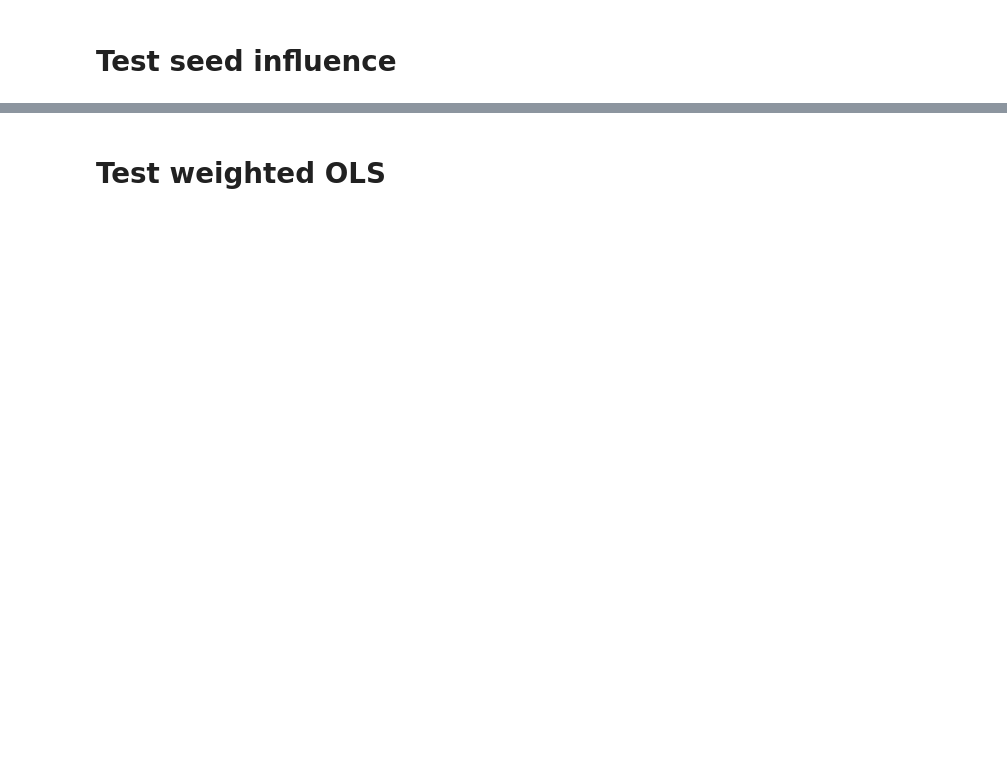
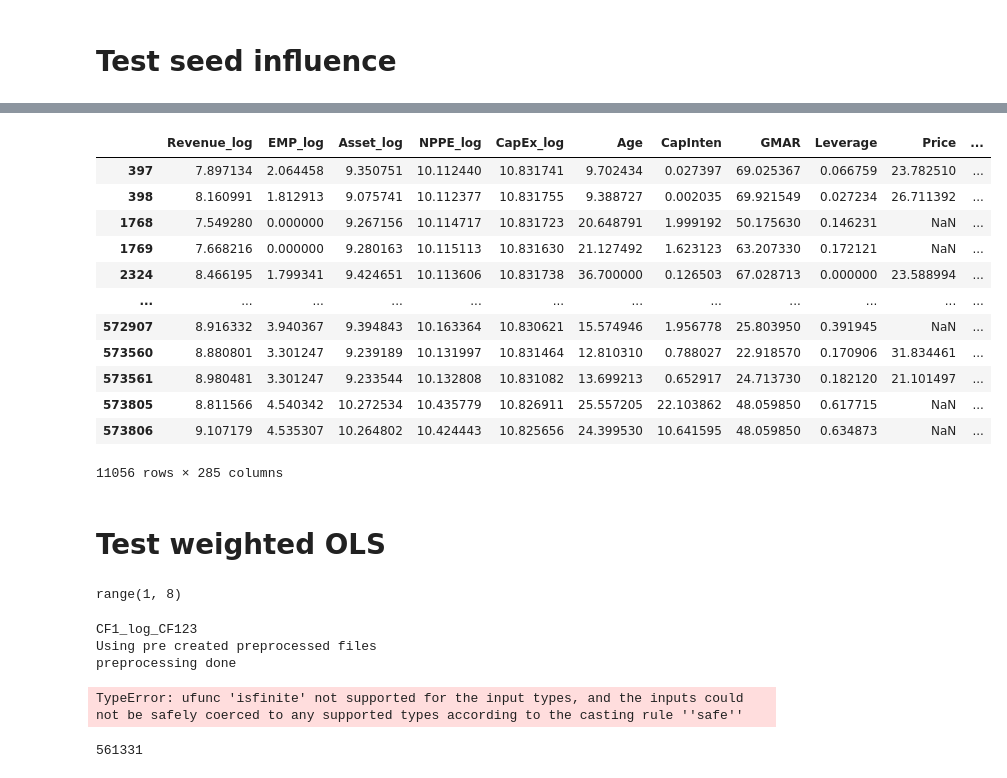
Before and after one commit to Pladifes/corporate-ghg-emissions-estimations, a Jupyter notebook: Notebook_Thibaud_tests.ipynb, the cells around one changed output, grey strips where cells are left out. Saved outputs shown, nothing was run; the diff lists cells and outputs as text; code cells hidden in the pictures; blank space fills up the shorter version.

```diff
--- a/Notebook_Thibaud_tests.ipynb
+++ b/Notebook_Thibaud_tests.ipynb
@@ -620,3 +492,21 @@ CF123_log
+# %%
+X_train.shape #(11056, 281)
+X_train.index.nunique()
+X_train.join(preprocessed_dataset[["CDP_CF1", "CDP_CF2", "CDP_CF3", "CDP_CF123","country_sector"]]) # (11056, 281)
+# %% [output]
+|  | Revenue_log | EMP_log | Asset_log | NPPE_log | CapEx_log | Age | CapInten | GMAR | Leverage | Price | ... |
+| 397 | 7.897134 | 2.064458 | 9.350751 | 10.112440 | 10.831741 | 9.702434 | 0.027397 | 69.025367 | 0.066759 | 23.782510 | ... |
+| 398 | 8.160991 | 1.812913 | 9.075741 | 10.112377 | 10.831755 | 9.388727 | 0.002035 | 69.921549 | 0.027234 | 26.711392 | ... |
+| 1768 | 7.549280 | 0.000000 | 9.267156 | 10.114717 | 10.831723 | 20.648791 | 1.999192 | 50.175630 | 0.146231 | NaN | ... |
+| 1769 | 7.668216 | 0.000000 | 9.280163 | 10.115113 | 10.831630 | 21.127492 | 1.623123 | 63.207330 | 0.172121 | NaN | ... |
+| 2324 | 8.466195 | 1.799341 | 9.424651 | 10.113606 | 10.831738 | 36.700000 | 0.126503 | 67.028713 | 0.000000 | 23.588994 | ... |
+| ... | ... | ... | ... | ... | ... | ... | ... | ... | ... | ... | ... |
+| 572907 | 8.916332 | 3.940367 | 9.394843 | 10.163364 | 10.830621 | 15.574946 | 1.956778 | 25.803950 | 0.391945 | NaN | ... |
+| 573560 | 8.880801 | 3.301247 | 9.239189 | 10.131997 | 10.831464 | 12.810310 | 0.788027 | 22.918570 | 0.170906 | 31.834461 | ... |
+| 573561 | 8.980481 | 3.301247 | 9.233544 | 10.132808 | 10.831082 | 13.699213 | 0.652917 | 24.713730 | 0.182120 | 21.101497 | ... |
+| 573805 | 8.811566 | 4.540342 | 10.272534 | 10.435779 | 10.826911 | 25.557205 | 22.103862 | 48.059850 | 0.617715 | NaN | ... |
+| 573806 | 9.107179 | 4.535307 | 10.264802 | 10.424443 | 10.825656 | 24.399530 | 10.641595 | 48.059850 | 0.634873 | NaN | ... |
+11056 rows × 285 columns
 # %% [markdown]
 # Test weighted OLS
 # %%
@@ -624,3 +514,7 @@ import statsmodels as sm
+# %%
+range(1,8)
+# %% [output]
+range(1, 8)
 # %%
 # Analyse variance seed model
 
@@ -640,16 +534,11 @@ for target in targets:
         X_test,
         y_test,
         df_test,
-        df_train,
-        df_test_before_imputation,
-        df_train_before_imputation,
     ) = custom_train_split(
         preprocessed_dataset,
         path_Benchmark,
         path_intermediary,
         target,
-        threshold_under=training_parameters["threshold_under"],
-        threshold_over=training_parameters["threshold_over"],
         extended_features=training_parameters["extended_features"],
         selec_sect=training_parameters["selec_sect"],
         fill_grp=training_parameters["fill_grp"],
@@ -659,11 +548,11 @@ for target in targets:
     seed = training_parameters["seed"]
     n_iter = training_parameters["n_iter"]
     print("preprocessing done")
-    weights = []
+    weights = [1 for i in range(len(y_train))]
 
     for i, (model_name, model) in enumerate(models.items()):
-        model_ols = sm.WLS(y_train, X_train, weights=weights).fit()
-        y_pred = model_i.predict(X_test)
+        model_ols = sm.WLS(y_train.values, X_train.values, weights=weights).fit()
+        y_pred = model_i.predict(X_test.values)
 
         summary_global, rmse, std = metrics(y_test, y_pred, Summary_Final, target, model_name)
         # ensemble.append(model_i)
@@ -673,3 +562,12 @@ for target in targets:
     best_scores.append(test_scores[test_scores.index(min(test_scores))])
     best_stds.append(test_stds[test_scores.index(min(test_scores))])
     print("modelisations done")
+# %% [output]
+CF1_log_CF123
+Using pre created preprocessed files
+preprocessing done
+TypeError: ufunc 'isfinite' not supported for the input types, and the inputs could not be safely coerced to any supported types according to the casting rule ''safe''
+# %%
+a.shape[0]
+# %% [output]
+561331
```
Also changed, not shown: parts of 23 cells of this notebook, 7 other files.
